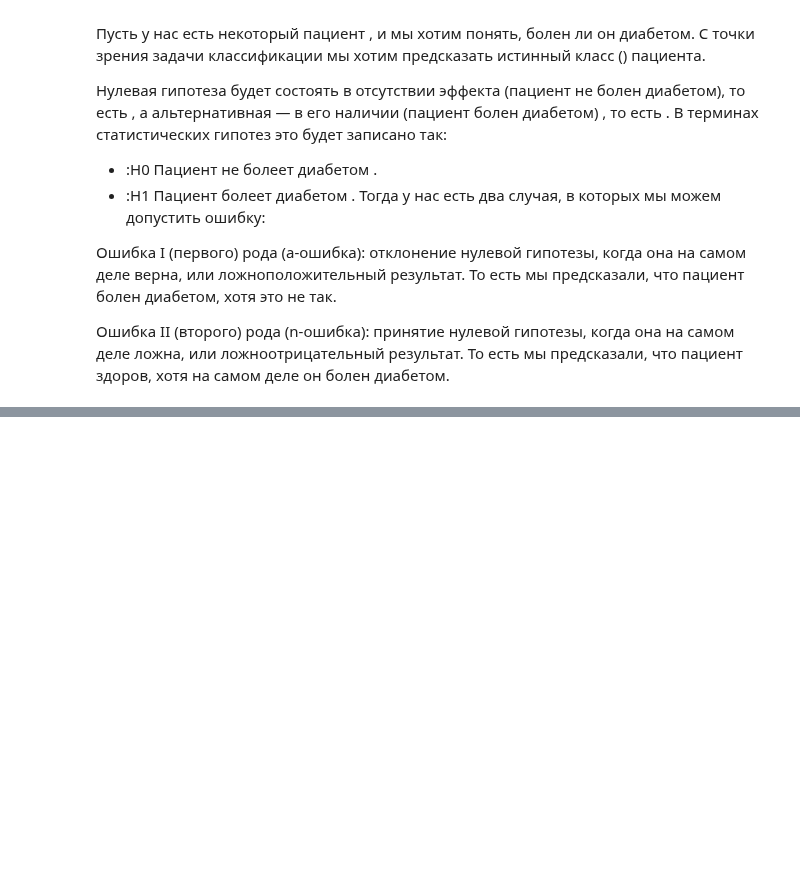
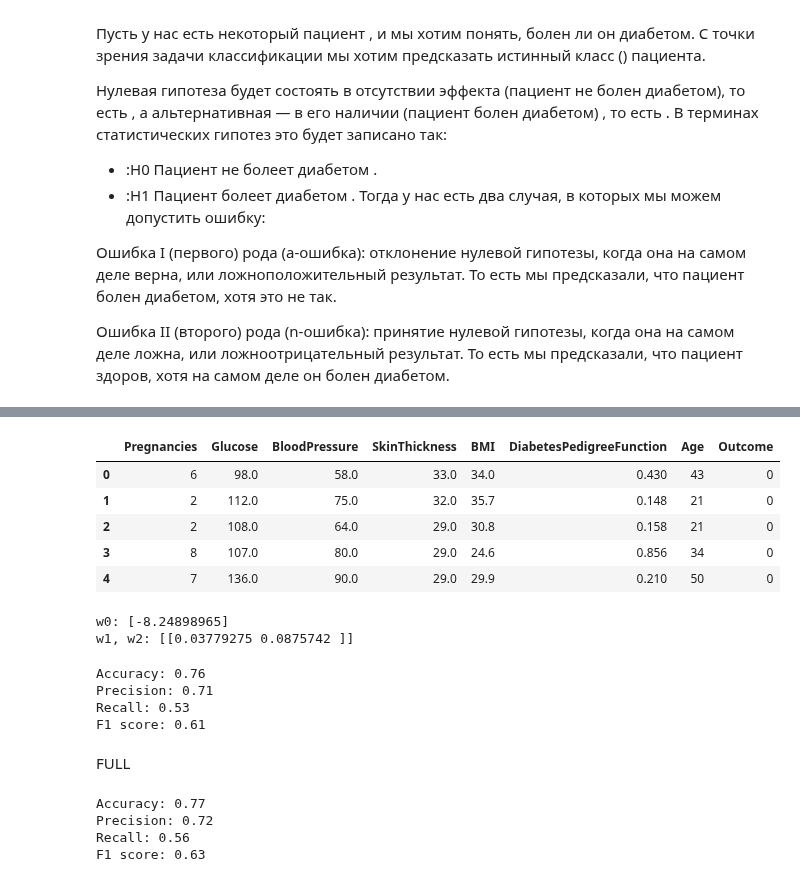
Before and after one commit to stas-as/Konspect-all, a Jupyter notebook: Конспекты/ML_3_Класификация/3_Метрики_класс.ipynb, the cells around one changed output, grey strips where cells are left out. Drawn from its saved outputs; the diff is of its cells as text; code cells hidden in the pictures; blank space fills up the shorter version.

```diff
--- a/Конспекты/ML_3_Класификация/3_Метрики_класс.ipynb
+++ b/Конспекты/ML_3_Класификация/3_Метрики_класс.ipynb
@@ -20,0 +54,10 @@
+# %%
+diabetes_data = pd.read_csv("data/diabetes_cleaned.csv")
+diabetes_data.head()
+# %% [output]
+|  | Pregnancies | Glucose | BloodPressure | SkinThickness | BMI | DiabetesPedigreeFunction | Age | Outcome |
+| 0 | 6 | 98.0 | 58.0 | 33.0 | 34.0 | 0.430 | 43 | 0 |
+| 1 | 2 | 112.0 | 75.0 | 32.0 | 35.7 | 0.148 | 21 | 0 |
+| 2 | 2 | 108.0 | 64.0 | 29.0 | 30.8 | 0.158 | 21 | 0 |
+| 3 | 8 | 107.0 | 80.0 | 29.0 | 24.6 | 0.856 | 34 | 0 |
+| 4 | 7 | 136.0 | 90.0 | 29.0 | 29.9 | 0.210 | 50 | 0 |
@@ -20,0 +68,33 @@
+# %%
+#Создаём объект класса LogisticRegression
+log_reg_2d = linear_model.LogisticRegression(random_state=42)
+#Обучаем модель, минимизируя logloss
+log_reg_2d.fit(X, y)
+#Выводим результирующие коэффициенты
+print('w0: {}'.format(log_reg_2d.intercept_)) #свободный член w0
+print('w1, w2: {}'.format(log_reg_2d.coef_)) #остальные параметры модели w1, w2, ..., wm
+# %% [output]
+w0: [-8.24898965]
+w1, w2: [[0.03779275 0.0875742 ]]
+# %%
+#Модель log_reg_2d:
+#Рассчитываем accuracy
+print('Accuracy: {:.2f}'.format(metrics.accuracy_score(y, y_pred1)))
+#Рассчитываем precision
+print('Precision: {:.2f}'.format(metrics.precision_score(y, y_pred1)))
+#Рассчитываем recall
+print('Recall: {:.2f}'.format(metrics.recall_score(y, y_pred1)))
+#Рассчитываем F1-меру
+print('F1 score: {:.2f}'.format(metrics.f1_score(y, y_pred1)))
+
+# Accuracy: 0.76
+# Precision: 0.71
+# Recall: 0.53
+# F1 score: 0.61
+# %% [output]
+Accuracy: 0.76
+Precision: 0.71
+Recall: 0.53
+F1 score: 0.61
+# %% [markdown]
+FULL
@@ -20,0 +117,20 @@
+# %%
+#Модель log_reg_full:
+#Рассчитываем accuracy
+print('Accuracy: {:.2f}'.format(metrics.accuracy_score(y, y_pred2)))
+#Рассчитываем precision
+print('Precision: {:.2f}'.format(metrics.precision_score(y, y_pred2)))
+#Рассчитываем recall
+print('Recall: {:.2f}'.format(metrics.recall_score(y, y_pred2)))
+#Рассчитываем F1-меру
+print('F1 score: {:.2f}'.format(metrics.f1_score(y, y_pred2)))
+
+# Accuracy: 0.77
+# Precision: 0.72
+# Recall: 0.56
+# F1 score: 0.63
+# %% [output]
+Accuracy: 0.77
+Precision: 0.72
+Recall: 0.56
+F1 score: 0.63
```
Also changed, not shown: parts of 16 cells of this notebook.
